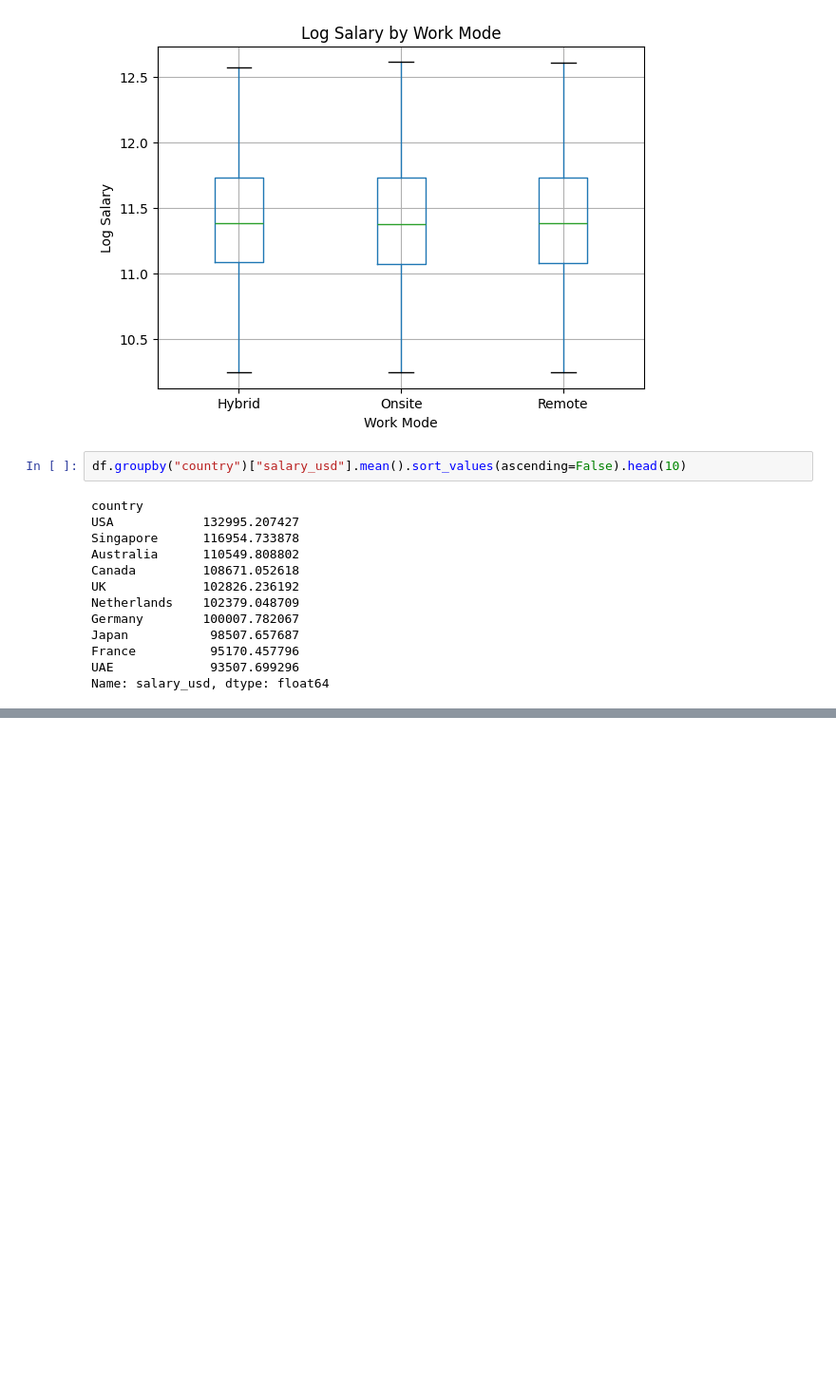
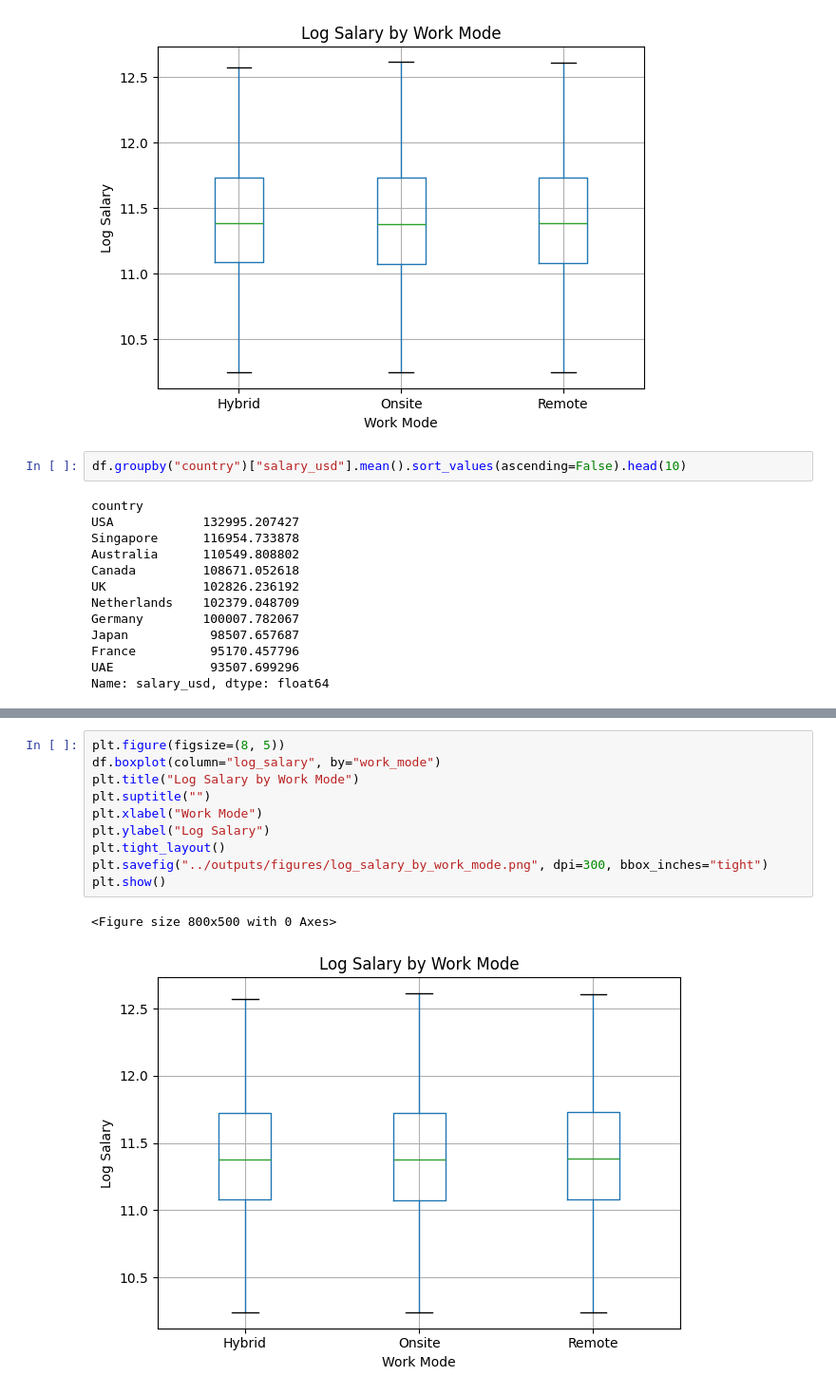
Before and after one commit to berfinsuakyurek/ai-salary-remote-analysis, a Jupyter notebook: notebooks/03_eda.ipynb, the cells around one changed output, grey strips where cells are left out. Shown at 95% size. Cells and saved outputs as stored; diff of their text form; blank space fills up the shorter version.

```diff
--- a/notebooks/03_eda.ipynb
+++ b/notebooks/03_eda.ipynb
@@ -69,0 +81,13 @@ Name: salary_usd, dtype: float64
+# %%
+plt.figure(figsize=(8, 5))
+df.boxplot(column="log_salary", by="work_mode")
+plt.title("Log Salary by Work Mode")
+plt.suptitle("")
+plt.xlabel("Work Mode")
+plt.ylabel("Log Salary")
+plt.tight_layout()
+plt.savefig("../outputs/figures/log_salary_by_work_mode.png", dpi=300, bbox_inches="tight")
+plt.show()
+# %% [output]
+<Figure size 800x500 with 0 Axes>
+[figure, added]
```
Also changed, not shown: parts of 4 cells of this notebook.
